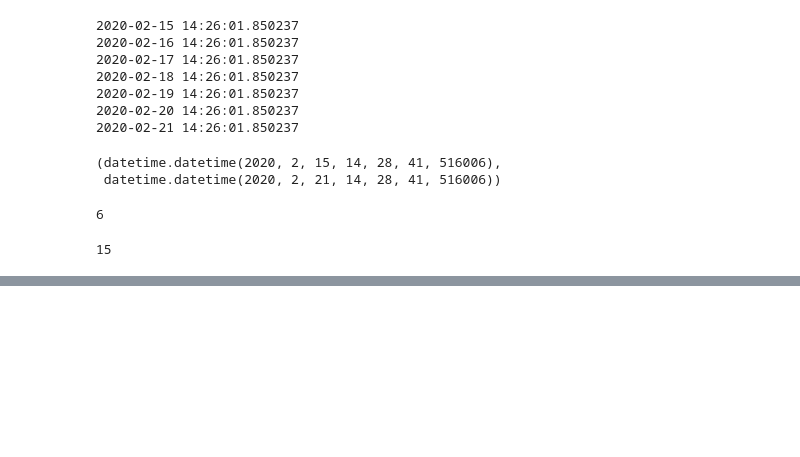
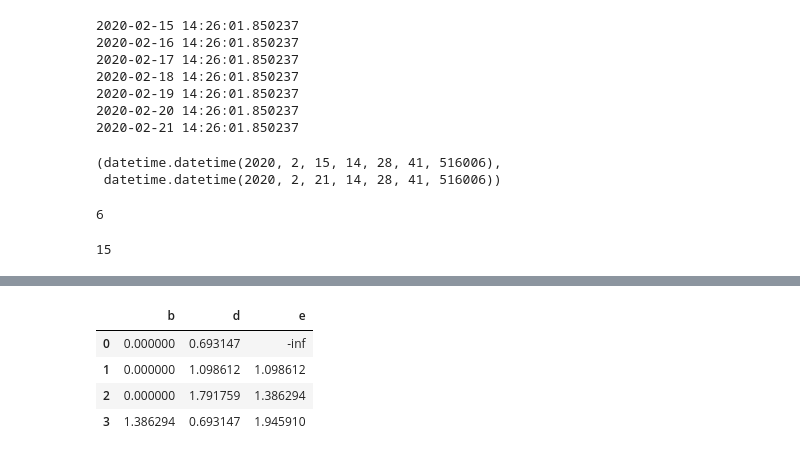
Before and after one commit to KDD2018/Machine-Learning, a Jupyter notebook: Deeplearning/TensorFlow/tf2/tf2-work-practice-test.ipynb, the cells around one changed output, grey strips where cells are left out. Saved outputs shown, nothing was run; the diff lists cells and outputs as text; code cells hidden in the pictures; blank space fills up the shorter version.

```diff
--- a/Deeplearning/TensorFlow/tf2/tf2-work-practice-test.ipynb
+++ b/Deeplearning/TensorFlow/tf2/tf2-work-practice-test.ipynb
@@ -164,0 +253,8 @@ print(registered_time)
+# %%
+df.applymap(np.log)
+# %% [output]
+|  | b | d | e |
+| 0 | 0.000000 | 0.693147 | -inf |
+| 1 | 0.000000 | 1.098612 | 1.098612 |
+| 2 | 0.000000 | 1.791759 | 1.386294 |
+| 3 | 1.386294 | 0.693147 | 1.945910 |
```
Also changed, not shown: parts of 76 cells of this notebook, 4 other files.
